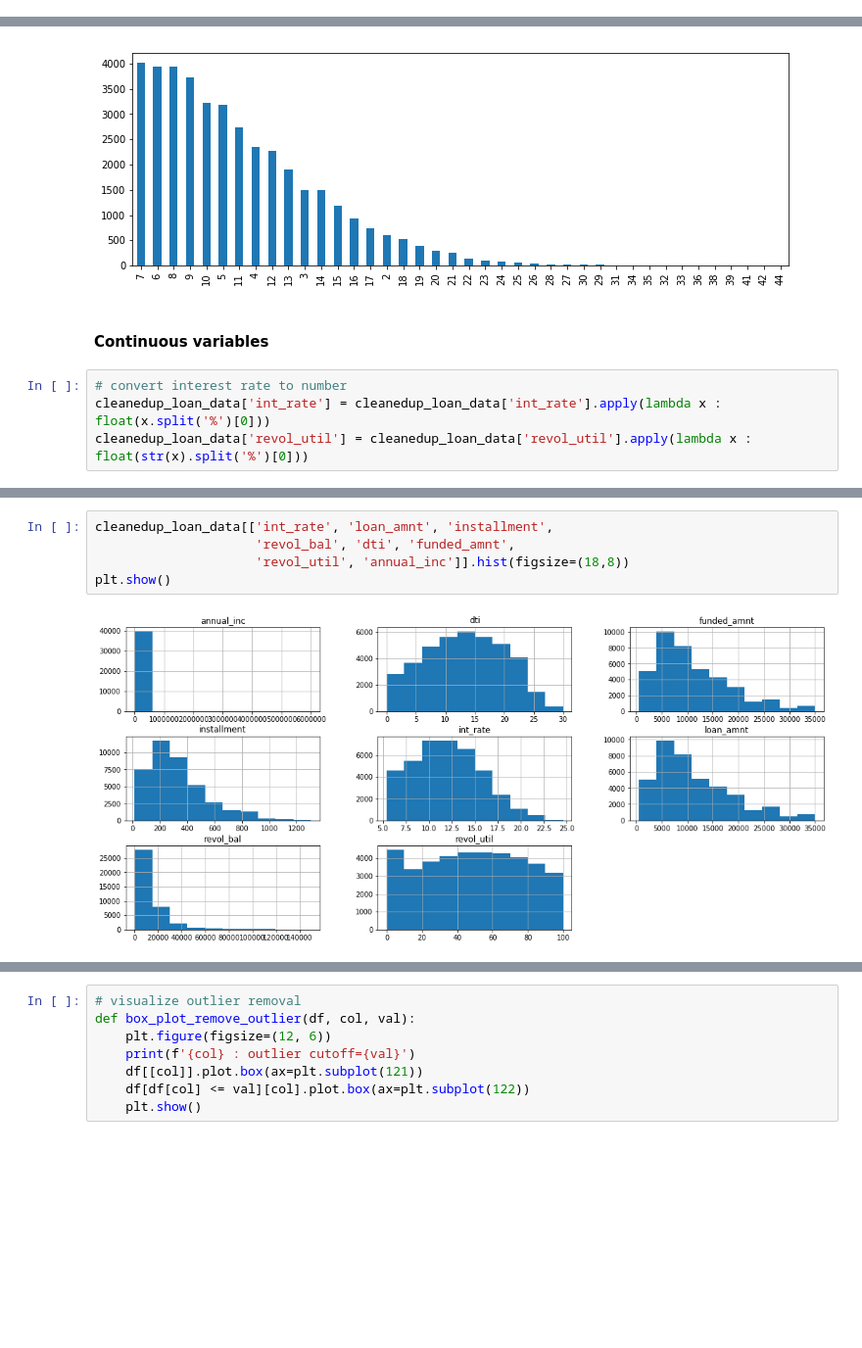
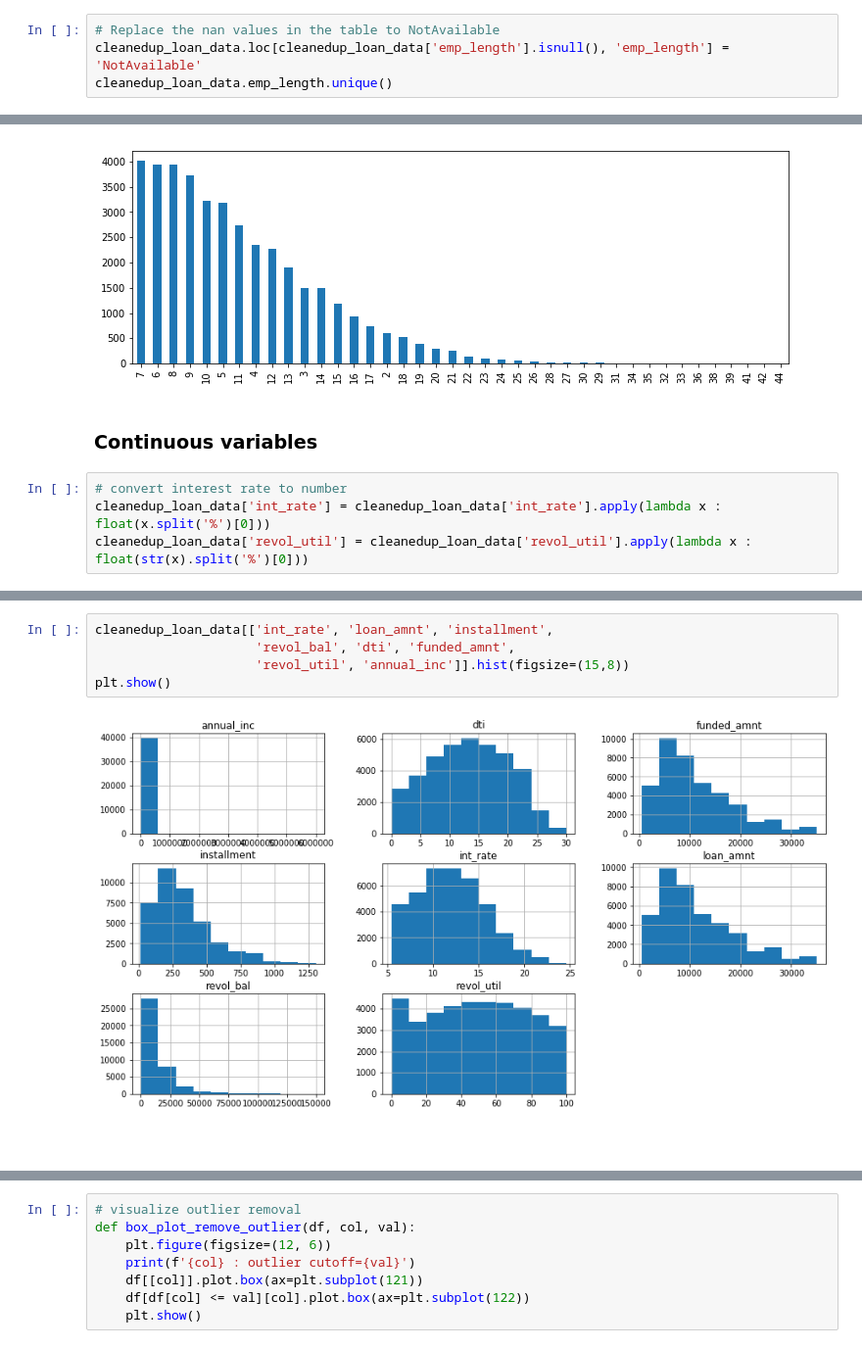
Before and after one commit to Shakeebbk/lending_club_eda, a Jupyter notebook: Solution.ipynb, the cells around one changed output, grey strips where cells are left out. Shown at 98% size. Drawn from its saved outputs; the diff is of its cells as text; blank space fills up the shorter version.

```diff
--- a/Solution.ipynb
+++ b/Solution.ipynb
@@ -228,0 +271,4 @@ head_and_bar_plot(cleanedup_loan_data, 'emp_length')
+# %%
+# Replace the nan values in the table to NotAvailable
+cleanedup_loan_data.loc[cleanedup_loan_data['emp_length'].isnull(), 'emp_length'] = 'NotAvailable'
+cleanedup_loan_data.emp_length.unique()
@@ -345,7 +412,7 @@ head_and_bar_plot(cleanedup_loan_data, 'open_acc')
 4  15
 [figure]
 # %% [markdown]
-#### Continuous variables
+### Continuous variables
 # %%
 # convert interest rate to number
 cleanedup_loan_data['int_rate'] = cleanedup_loan_data['int_rate'].apply(lambda x : float(x.split('%')[0]))
@@ -367,7 +434,9 @@ cleanedup_loan_data[['int_rate', 'loan_amnt', 'installment',
 # %%
 cleanedup_loan_data[['int_rate', 'loan_amnt', 'installment',
                      'revol_bal', 'dti', 'funded_amnt',
-                     'revol_util', 'annual_inc']].hist(figsize=(18,8))
+                     'revol_util', 'annual_inc']].hist(figsize=(15,8))
 plt.show()
 # %% [output]
-[figure, old version]
+[figure, new version]
+# %% [markdown]
+#### <font color='Maroon'> </font>
```
Also changed, not shown: parts of 51 cells of this notebook.
